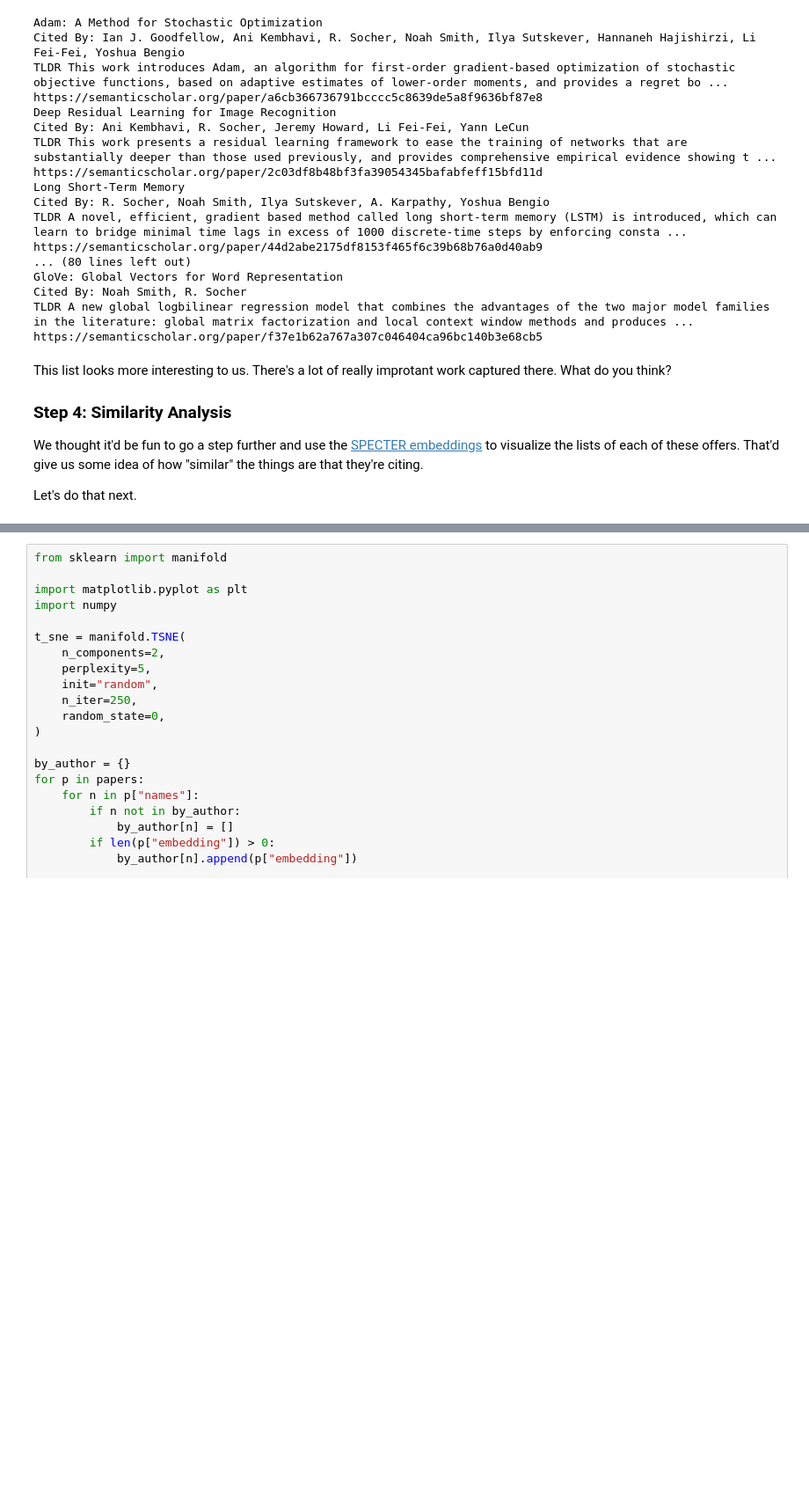
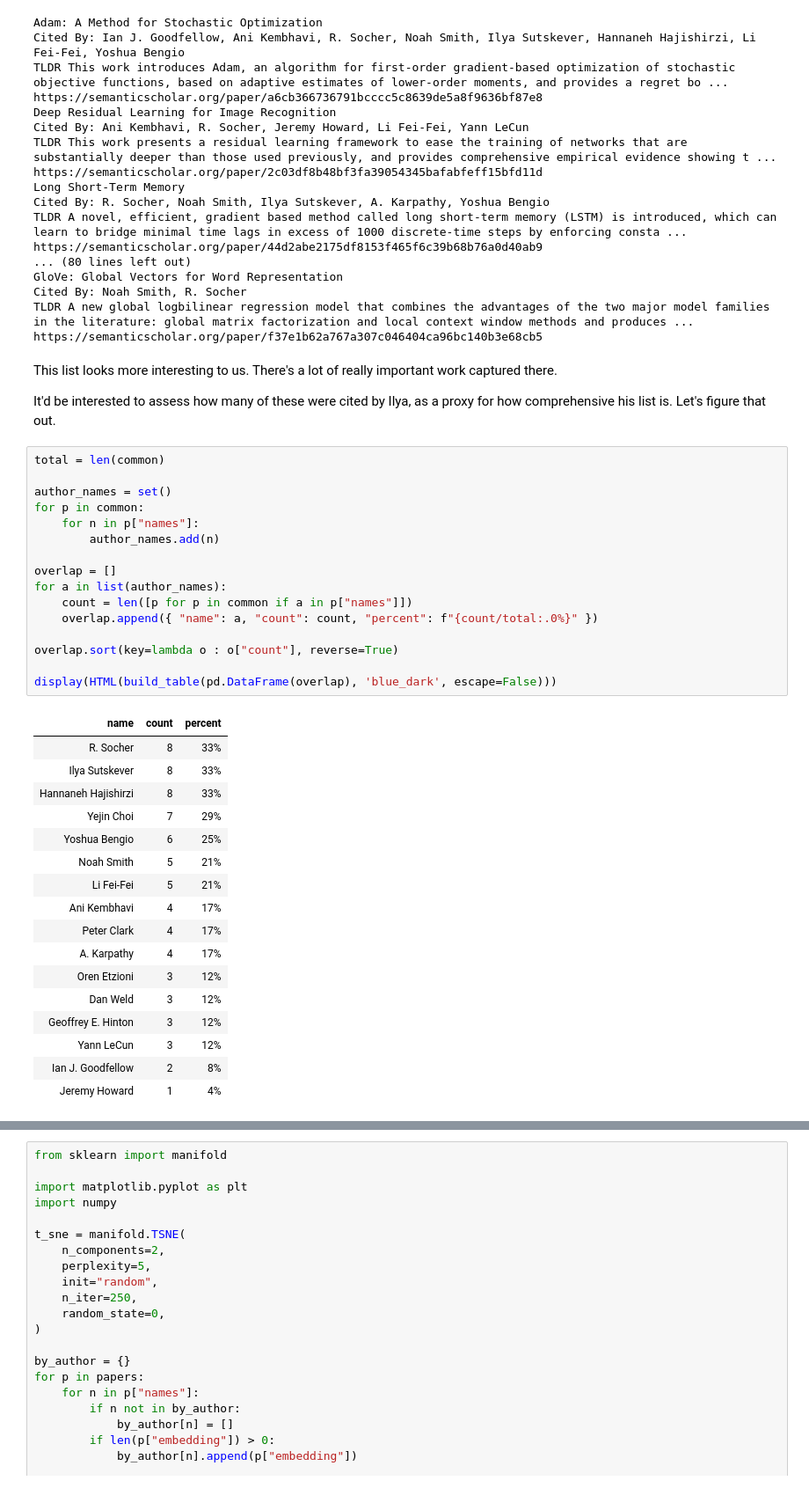
Before and after one commit to allenai/author-explorer, a Jupyter notebook: AuthorTopCitedPapers.ipynb, the cells around one changed output, grey strips where cells are left out. Shown at 88% size. Saved outputs shown, nothing was run; the diff lists cells and outputs as text; blank space fills up the shorter version.

Commit message:
Evaluate author intersection.

```diff
--- a/AuthorTopCitedPapers.ipynb
+++ b/AuthorTopCitedPapers.ipynb
@@ -211,11 +211,40 @@ Cited By: Noah Smith, R. Socher
 TLDR A new global logbilinear regression model that combines the advantages of the two major model families in the literature: global matrix factorization and local context window methods and produces ...
 https://semanticscholar.org/paper/f37e1b62a767a307c046404ca96bc140b3e68cb5
 # %% [markdown]
-This list looks more interesting to us. There's a lot of really improtant work captured there. What do you think?
+This list looks more interesting to us. There's a lot of really important work captured there.
 
-### Step 4: Similarity Analysis
-
-We thought it'd be fun to go a step further and use the [SPECTER embeddings](https://github.com/allenai/specter) to visualize the lists of each of these offers. That'd give us some idea of how "similar" the things are that they're citing.
-
-
-Let's do that next.
+It'd be interested to assess how many of these were cited by Ilya, as a proxy for how comprehensive his list is. Let's figure that out.
+# %%
+total = len(common)
+
+author_names = set()
+for p in common:
+    for n in p["names"]:
+        author_names.add(n)
+
+overlap = []
+for a in list(author_names):
+    count = len([p for p in common if a in p["names"]])
+    overlap.append({ "name": a, "count": count, "percent": f"{count/total:.0%}" })
+
+overlap.sort(key=lambda o : o["count"], reverse=True)
+
+display(HTML(build_table(pd.DataFrame(overlap), 'blue_dark', escape=False)))
+# %% [output]
+| name | count | percent |
+| R. Socher | 8 | 33% |
+| Ilya Sutskever | 8 | 33% |
+| Hannaneh Hajishirzi | 8 | 33% |
+| Yejin Choi | 7 | 29% |
+| Yoshua Bengio | 6 | 25% |
+| Noah Smith | 5 | 21% |
+| Li Fei-Fei | 5 | 21% |
+| Ani Kembhavi | 4 | 17% |
+| Peter Clark | 4 | 17% |
+| A. Karpathy | 4 | 17% |
+| Oren Etzioni | 3 | 12% |
+| Dan Weld | 3 | 12% |
+| Geoffrey E. Hinton | 3 | 12% |
+| Yann LeCun | 3 | 12% |
+| Ian J. Goodfellow | 2 | 8% |
+| Jeremy Howard | 1 | 4% |
```
Also changed, not shown: parts of 7 cells of this notebook.
